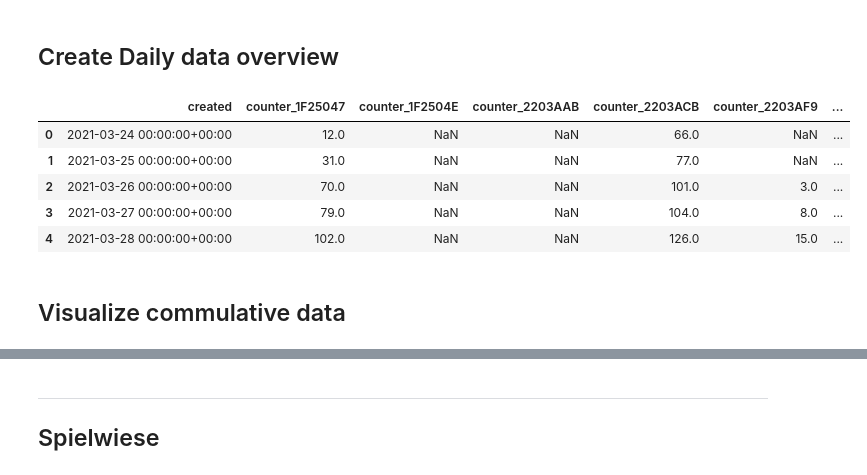
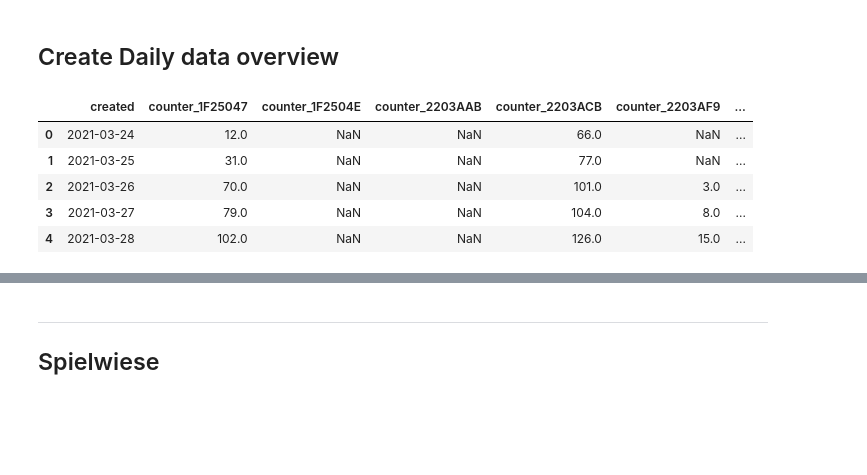
Before and after one commit to phyti1/ds_p4_kompotoi, a Jupyter notebook: Data_aquisition.ipynb, the cells around one changed output, grey strips where cells are left out. Drawn from its saved outputs; the diff is of its cells as text; code cells hidden in the pictures; blank space fills up the shorter version.

```diff
--- a/Data_aquisition.ipynb
+++ b/Data_aquisition.ipynb
@@ -457,0 +459,11 @@ See the caveats in the documentation: https://pandas.pydata.org/pandas-docs/stab
+# %%
+print(message_data_wide.isna().sum())
+
+diff_columns = list(message_data_wide.columns[message_data_wide.columns.str.startswith('diff_')])
+
+for diff_column in diff_columns:
+    # us np.nan, because pd.NA is non numeric and cannot be aggregated except after ifillna(0)
+    message_data_wide.loc[message_data_wide[diff_column] < 0, diff_column] = np.nan
+    message_data_wide.loc[message_data_wide[diff_column] > 10, diff_column] = np.nan
+
+message_data_wide.isna().sum()
@@ -460,18 +501,19 @@ See the caveats in the documentation: https://pandas.pydata.org/pandas-docs/stab
 # %%
 # group by hour
 message_data_wide.set_index('created', inplace=True)
 message_data_days = message_data_wide.resample('D').max()
 # inplace here to have created as valid column again to do [1:]
 message_data_wide.reset_index(inplace=True)
 message_data_days.reset_index(inplace=True)
 
+# select date only, rest is 0
+message_data_days['created'] = message_data_days['created'].dt.date
+
 message_data_days.head()
 # %% [output]
 |  | created | counter_1F25047 | counter_1F2504E | counter_2203AAB | counter_2203ACB | counter_2203AF9 | ... |
-| 0 | 2021-03-24 00:00:00+00:00 | 12.0 | NaN | NaN | 66.0 | NaN | ... |
-| 1 | 2021-03-25 00:00:00+00:00 | 31.0 | NaN | NaN | 77.0 | NaN | ... |
-| 2 | 2021-03-26 00:00:00+00:00 | 70.0 | NaN | NaN | 101.0 | 3.0 | ... |
-| 3 | 2021-03-27 00:00:00+00:00 | 79.0 | NaN | NaN | 104.0 | 8.0 | ... |
-| 4 | 2021-03-28 00:00:00+00:00 | 102.0 | NaN | NaN | 126.0 | 15.0 | ... |
+| 0 | 2021-03-24 | 12.0 | NaN | NaN | 66.0 | NaN | ... |
+| 1 | 2021-03-25 | 31.0 | NaN | NaN | 77.0 | NaN | ... |
+| 2 | 2021-03-26 | 70.0 | NaN | NaN | 101.0 | 3.0 | ... |
+| 3 | 2021-03-27 | 79.0 | NaN | NaN | 104.0 | 8.0 | ... |
+| 4 | 2021-03-28 | 102.0 | NaN | NaN | 126.0 | 15.0 | ... |
-# %% [markdown]
-## Visualize commulative data
```
Also changed, not shown: parts of 35 cells of this notebook.
